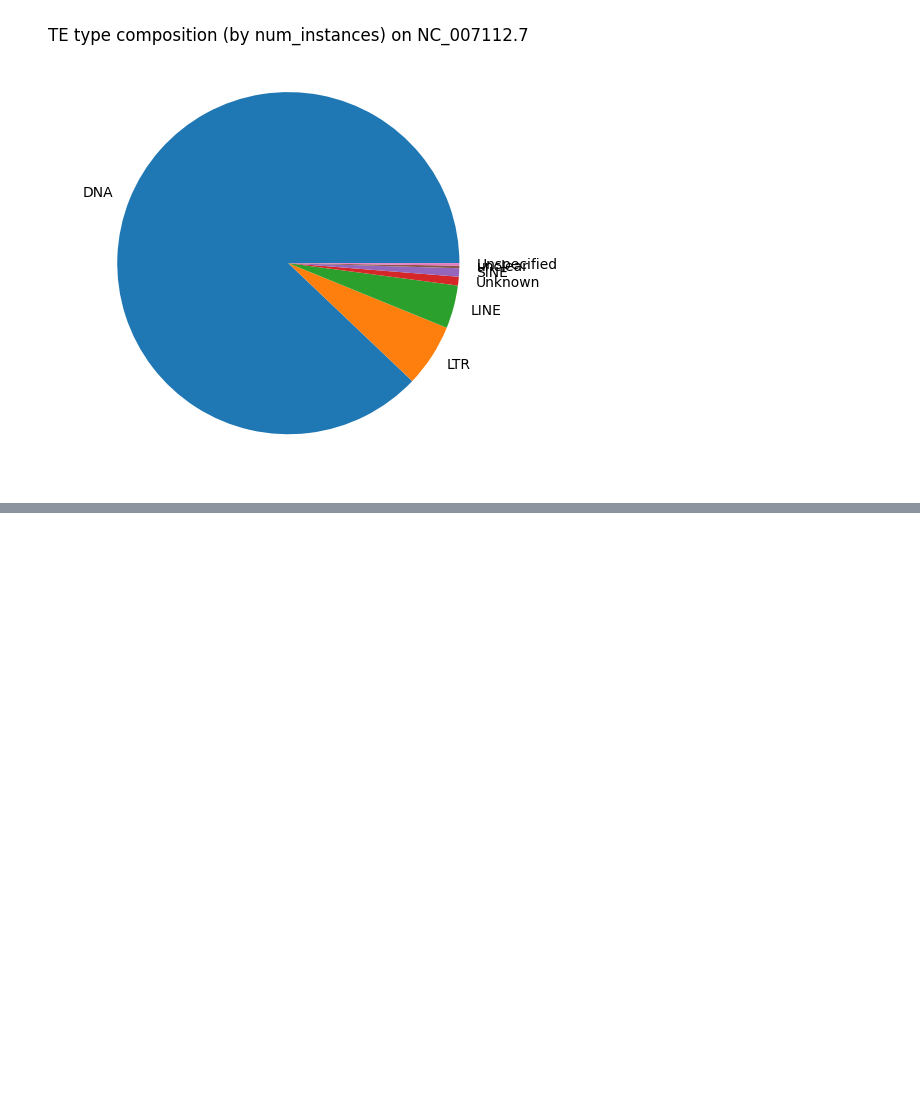
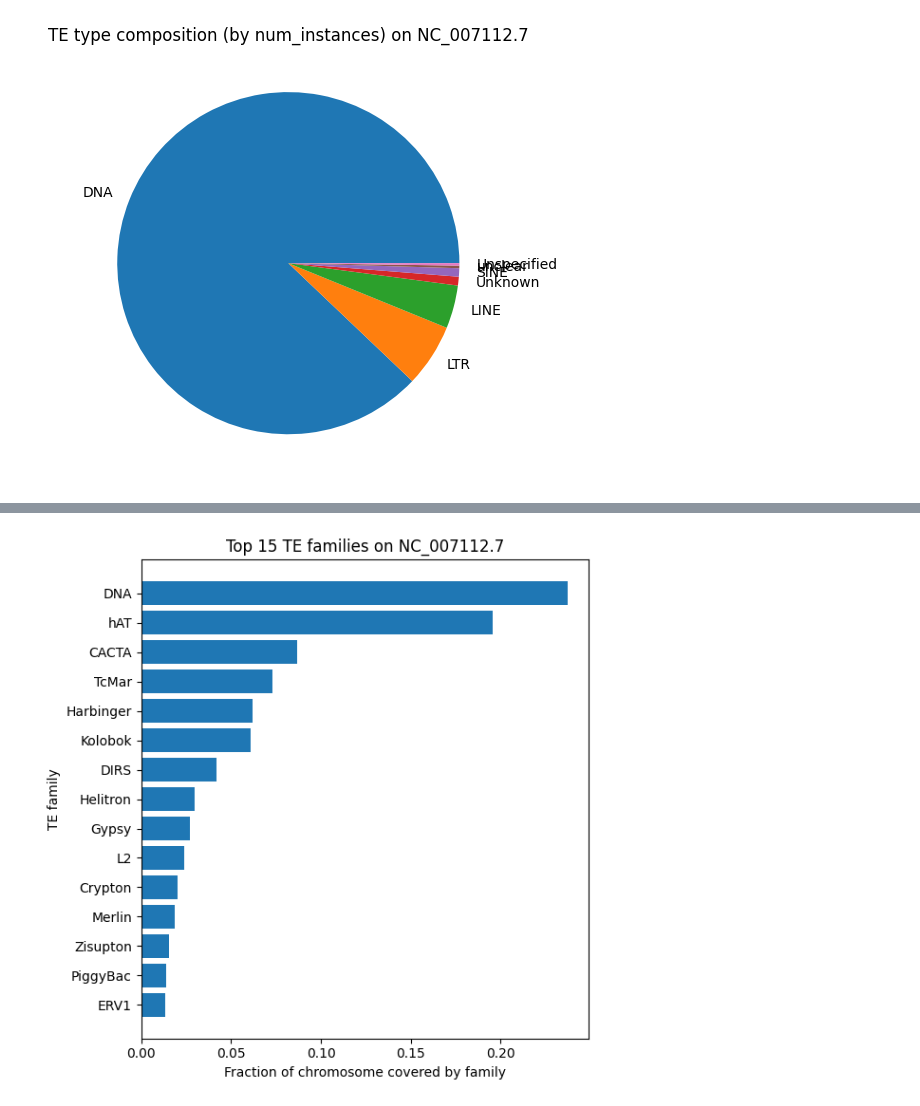
Before and after one commit to shalenyjlemko/DRario_compg, a Jupyter notebook: data/Drerio_FishTEDB/perChr_TE.ipynb, the cells around one changed output, grey strips where cells are left out. Cells and saved outputs as stored; diff of their text form; code cells hidden in the pictures; blank space fills up the shorter version.

```diff
--- a/data/Drerio_FishTEDB/perChr_TE.ipynb
+++ b/data/Drerio_FishTEDB/perChr_TE.ipynb
@@ -124,0 +228,20 @@ plt.show()
+# %%
+def plot_te_family_bar(per_chr_family, chr_id, top_n=15):
+    df = per_chr_family[per_chr_family["chrom"] == chr_id].copy()
+    total_bp = df["bp"].sum()
+    df["frac"] = df["bp"] / total_bp
+
+    df = df.sort_values("bp", ascending=False).head(top_n)
+
+    fig, ax = plt.subplots(figsize=(6, 6))
+    ax.barh(df["family"], df["frac"])
+    ax.set_xlabel("Fraction of chromosome covered by family")
+    ax.set_ylabel("TE family")
+    ax.set_title(f"Top {top_n} TE families on {chr_id}")
+    ax.invert_yaxis()  # biggest at top
+    plt.tight_layout()
+    plt.show()
+# %%
+plot_te_family_bar(per_chr_family, "NC_007112.7")
+# %% [output]
+[figure, added]
```
Also changed, not shown: parts of 5 cells of this notebook, 1 other file.
